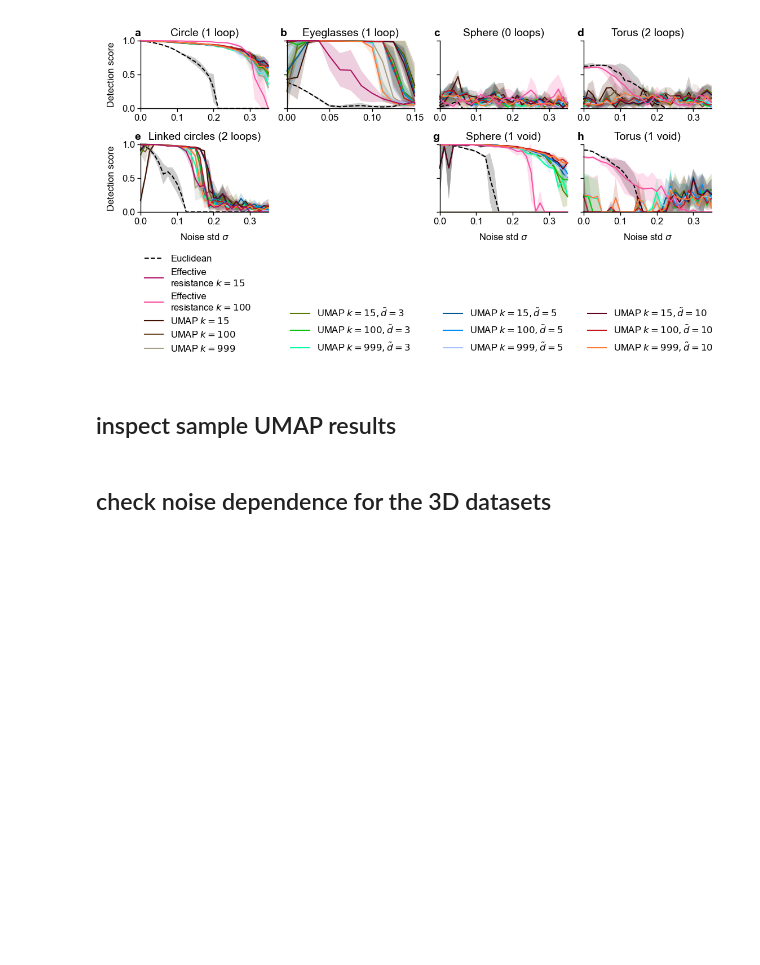
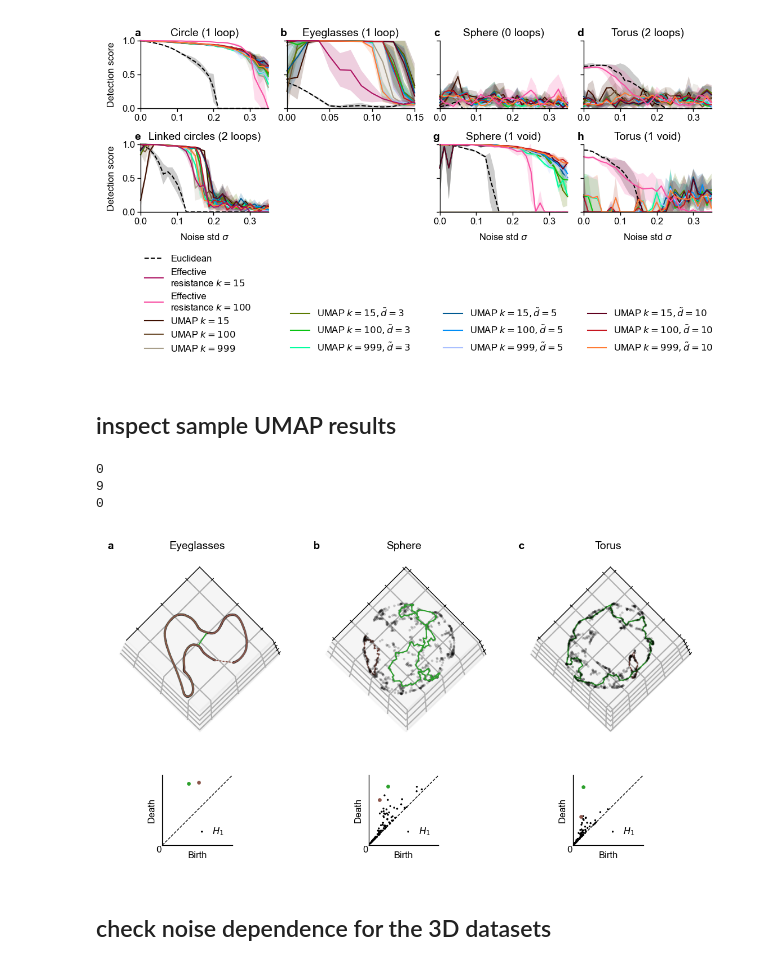
Before and after one commit to berenslab/eff-ph, a Jupyter notebook: notebooks/fig_high_dim_UMAP.ipynb, the cells around one changed output. Drawn from its saved outputs; the diff is of its cells as text; code cells hidden in the pictures; blank space fills up the shorter version.

```diff
--- a/notebooks/fig_high_dim_UMAP.ipynb
+++ b/notebooks/fig_high_dim_UMAP.ipynb
@@ -391,7 +391,9 @@ for i, dataset in enumerate(datasets):
                   color="k",
                   size=size,
                   colormap=style_file, # necessary bc plot_diagrams uses the colormap as mpl style
-                  )
+                  diagonal=False)
+    intersect_at_zero(ax[1, i], dgms=res["dgms"][1])
+
     idx = [get_persistent_feature_id(res, dim=1, m=m+1) for m in range(2)]
 
     for j, id in enumerate(idx):
@@ -405,33 +407,38 @@ for i, dataset in enumerate(datasets):
                              color=highlight_colors[j],
                              linewidth=0.75,
                              linestyle=linestyles[j],
                              alpha=1,
                              )
         ax[1, i].legend(handletextpad=.1,
                         loc="lower right")
     if i < 3:
         ax[0, i].view_init(100, 45-180)
     else:
         ax[0, i].view_init(100-180, 45)
     print(len(res["dgms"][2]))
 
     ax[1, i].set_xticks([])
     ax[1, i].set_yticks([])
     ax[1, i].set_xticklabels([])
     ax[1, i].set_yticklabels([])
 
 
     ax[0, i].set_title(
         letters[i]+"\n",
         loc="left",
         ha="right",
         fontweight="bold",
     )
 
     ax[0, i].set_title(dataset_to_print[dataset]+"\n")
 
     #ax[i,0].set_ylabel(f"$\sigma={sigma}$\nDeath")
 fig.savefig(os.path.join(fig_path, f"fig_high_umap_examples_sigma_{sigma}_k_{k}_vis_dim_{vis_dim}.pdf"), dpi=200)
+# %% [output]
+0
+9
+0
+[figure, added]
 # %% [markdown]
 ## check noise dependence for the 3D datasets
 # %%
```
Also changed, not shown: parts of 3 cells of this notebook, 5 other files.
